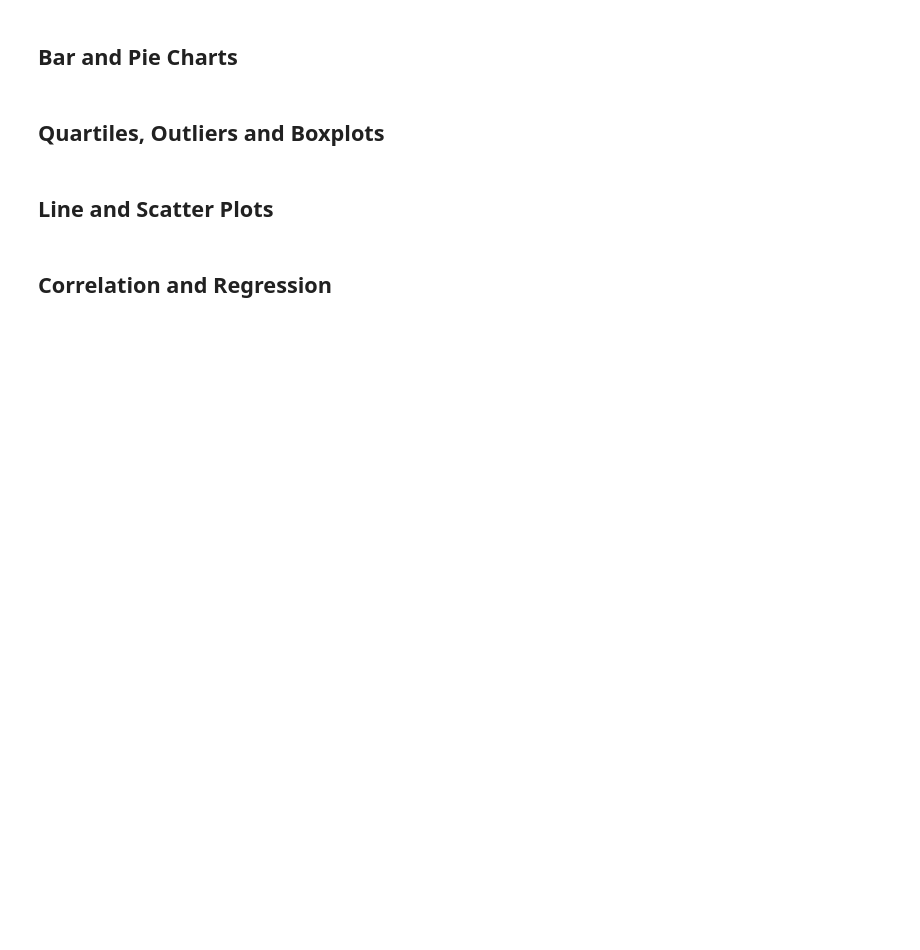
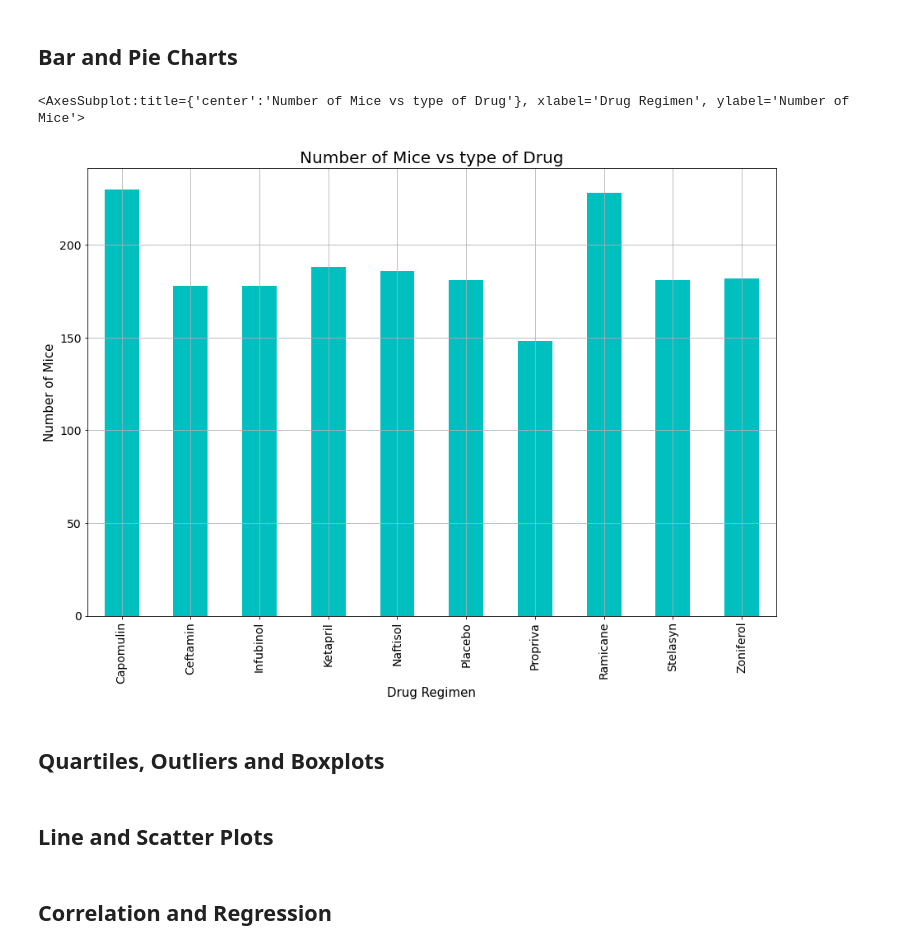
Before and after one commit to kevinsmith78/Pymaceuticals, a Jupyter notebook: main.ipynb, the cells around one changed output. Cells and saved outputs as stored; diff of their text form; code cells hidden in the pictures; blank space fills up the shorter version.

```diff
--- a/main.ipynb
+++ b/main.ipynb
@@ -268,3 +268,18 @@ plt.bar(measurments)
+# %%
+# Generate a bar plot showing the total number of measurements taken on each drug regimen using pandas.
+pharma_bar = clean_pharma.groupby(["Drug Regimen"]).count()["Mouse ID"]
+bar_chart= pharma_bar.plot.bar(figsize=(15,10),color ='c',fontsize = 14)
+# add gridlines
+plt.grid(alpha=1.0)
+# add Labels
+plt.xlabel("Drug Regimen",fontsize=15)
+plt.ylabel("Number of Mice", fontsize=15)
+plt.title("Number of Mice vs type of Drug", fontsize = 20)
+
+bar_chart
+# %% [output]
+<AxesSubplot:title={'center':'Number of Mice vs type of Drug'}, xlabel='Drug Regimen', ylabel='Number of Mice'>
+[figure, added]
 # %%
 # Generate a bar plot showing the total number of measurements taken on each drug regimen using pyplot.
 # %%
```
Also changed, not shown: parts of 4 cells of this notebook.
